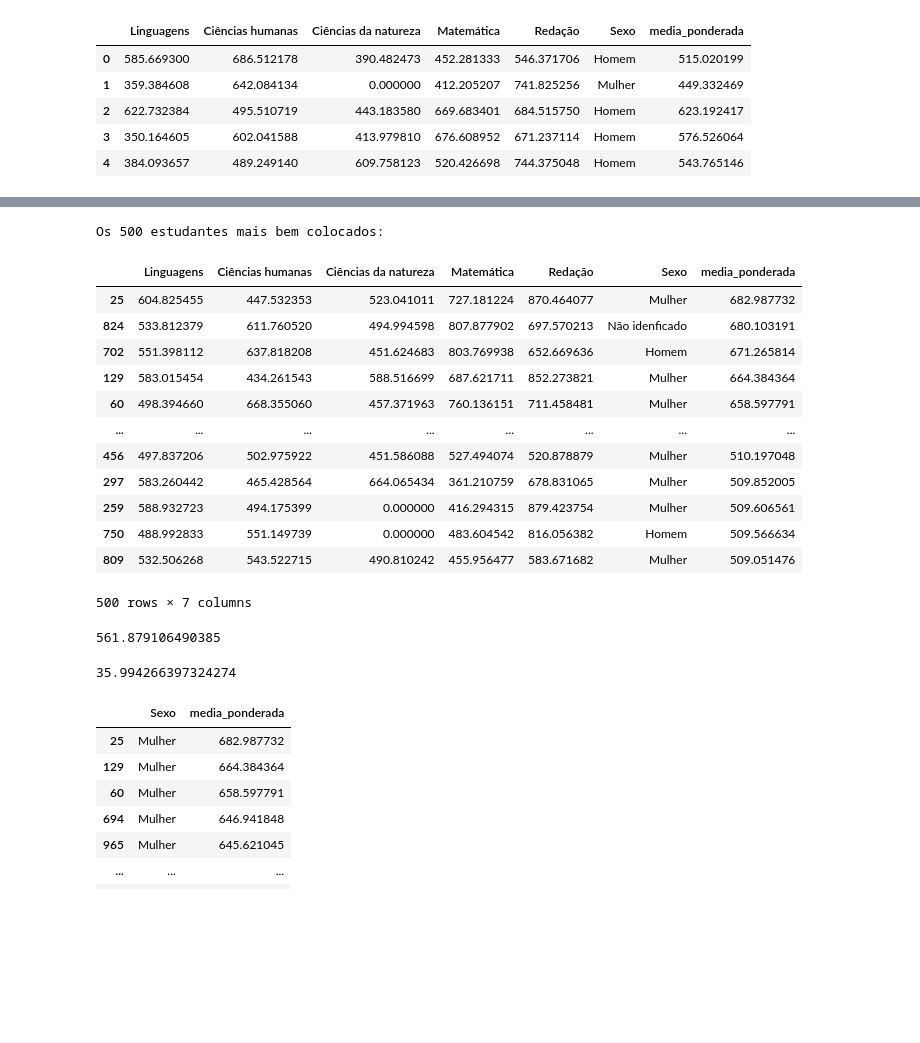
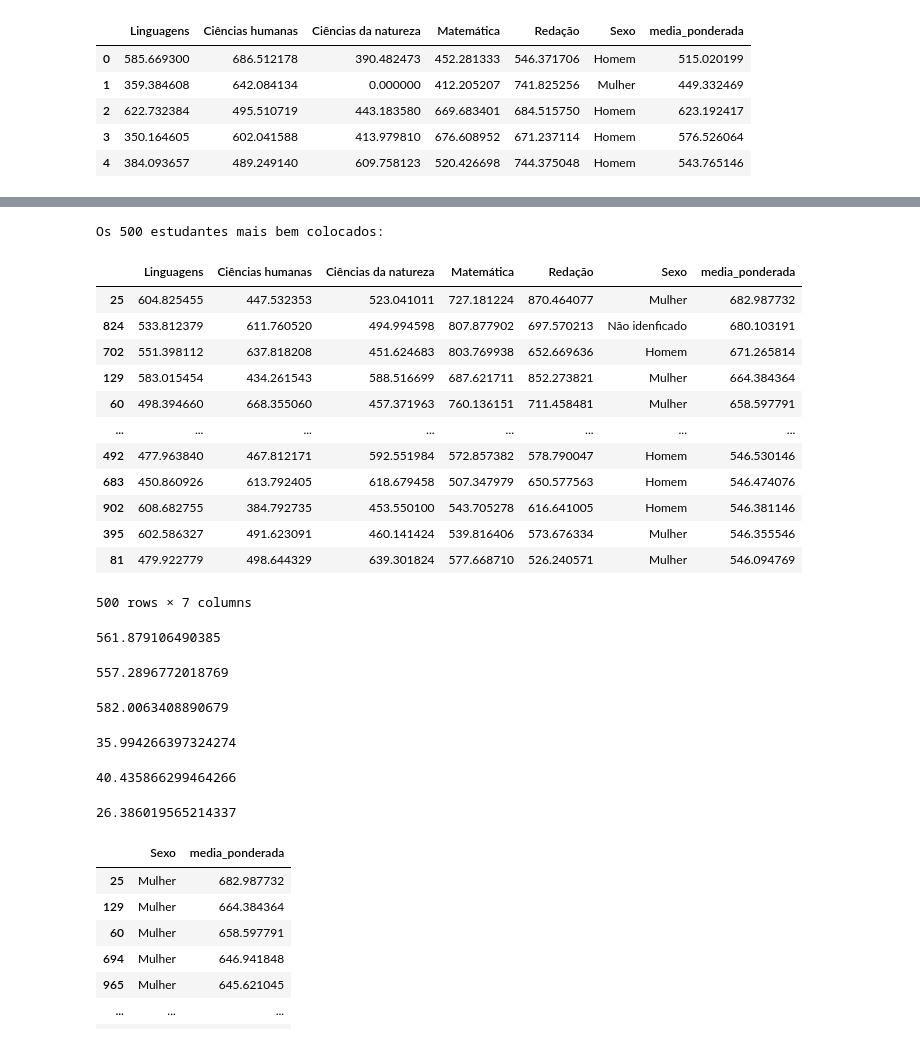
Before and after one commit to mariaelisascovino/Estatistica_python_frequencias_e_medidas, a Jupyter notebook: Frequências_e_Medidas.ipynb, the cells around one changed output, grey strips where cells are left out. Drawn from its saved outputs; the diff is of its cells as text; code cells hidden in the pictures; blank space fills up the shorter version.

Commit message:
Inserindo análises com mediana
Inserindo algumas análises com os nulos substituídos pela mediana.

```diff
--- a/Frequências_e_Medidas.ipynb
+++ b/Frequências_e_Medidas.ipynb
@@ -303,0 +550,5 @@ df1.head()
+# %%
+#Considerando dataframe com nulos = mediana:
+
+df_mediana_media_ponderada= df_mediana.copy()
+df_mediana_media_ponderada
@@ -303,0 +569,22 @@ df1.head()
+# %%
+# Considerando valores nulos = mediana
+# Definindo os pesos
+pesos = {
+    'Redação': 2,
+    'Matemática': 4,
+    'Linguagens': 2,
+    'Ciências humanas': 1,
+    'Ciências da natureza': 1
+}
+
+# Calcular a média ponderada de cada candidato/aluno:
+df_mediana_media_ponderada['media_ponderada'] = (
+    df_mediana_media_ponderada['Redação'] * pesos['Redação'] +
+    df_mediana_media_ponderada['Matemática'] * pesos['Matemática'] +
+    df_mediana_media_ponderada['Linguagens'] * pesos['Linguagens'] +
+    df_mediana_media_ponderada['Ciências humanas'] * pesos['Ciências humanas'] +
+    df_mediana_media_ponderada['Ciências da natureza'] * pesos['Ciências da natureza']
+) / sum(pesos.values())
+
+# Exibir o DataFrame com a nova coluna
+df_sem_nulos_media_ponderada.head()
@@ -304,23 +598,24 @@ df1.head()
 # %%
-# Selecionar os 500 estudantes mais bem colocados
-top_500 = df1.sort_values('media_ponderada', ascending=False).head(500)
+# Selecionar os 500 estudantes mais bem colocados com nulos = mediana
+top_500_mediana = df_mediana_media_ponderada.sort_values('media_ponderada', ascending=False).head(500)
 
 # Exibir os 500 estudantes mais bem colocados
 print("Os 500 estudantes mais bem colocados:")
-top_500
+top_500_mediana = top_500_mediana.head(500)
+top_500_mediana
 # %% [output]
 Os 500 estudantes mais bem colocados:
 |  | Linguagens | Ciências humanas | Ciências da natureza | Matemática | Redação | Sexo | media_ponderada |
 | 25 | 604.825455 | 447.532353 | 523.041011 | 727.181224 | 870.464077 | Mulher | 682.987732 |
 | 824 | 533.812379 | 611.760520 | 494.994598 | 807.877902 | 697.570213 | Não idenficado | 680.103191 |
 | 702 | 551.398112 | 637.818208 | 451.624683 | 803.769938 | 652.669636 | Homem | 671.265814 |
 | 129 | 583.015454 | 434.261543 | 588.516699 | 687.621711 | 852.273821 | Mulher | 664.384364 |
 | 60 | 498.394660 | 668.355060 | 457.371963 | 760.136151 | 711.458481 | Mulher | 658.597791 |
 | ... | ... | ... | ... | ... | ... | ... | ... |
-| 456 | 497.837206 | 502.975922 | 451.586088 | 527.494074 | 520.878879 | Mulher | 510.197048 |
-| 297 | 583.260442 | 465.428564 | 664.065434 | 361.210759 | 678.831065 | Mulher | 509.852005 |
-| 259 | 588.932723 | 494.175399 | 0.000000 | 416.294315 | 879.423754 | Mulher | 509.606561 |
-| 750 | 488.992833 | 551.149739 | 0.000000 | 483.604542 | 816.056382 | Homem | 509.566634 |
-| 809 | 532.506268 | 543.522715 | 490.810242 | 455.956477 | 583.671682 | Mulher | 509.051476 |
+| 492 | 477.963840 | 467.812171 | 592.551984 | 572.857382 | 578.790047 | Homem | 546.530146 |
+| 683 | 450.860926 | 613.792405 | 618.679458 | 507.347979 | 650.577563 | Homem | 546.474076 |
+| 902 | 608.682755 | 384.792735 | 453.550100 | 543.705278 | 616.641005 | Homem | 546.381146 |
+| 395 | 602.586327 | 491.623091 | 460.141424 | 539.816406 | 573.676334 | Mulher | 546.355546 |
+| 81 | 479.922779 | 498.644329 | 639.301824 | 577.668710 | 526.240571 | Mulher | 546.094769 |
 500 rows × 7 columns
 # %%
@@ -330,3 +625,15 @@ media_500
 # %% [output]
 561.879106490385
+# %%
+# Calculando média dos 500 primeiros com nulos excluídos
+media_500_sem_nulos= top_500_sem_nulos['media_ponderada'].mean()
+media_500_sem_nulos
+# %% [output]
+557.2896772018769
+# %%
+# Calculando média dos 500 primeiros com nulos =mediana
+media_500_mediana= top_500_mediana['media_ponderada'].mean()
+media_500_mediana
+# %% [output]
+582.0063408890679
 # %%
@@ -336,3 +643,15 @@ desvio_padrao_500
 # %% [output]
 35.994266397324274
+# %%
+# Calculando desvio padrão dos 500 primeiros com nulos excluídos
+desvio_padrao_500_sem_nulos = top_500_sem_nulos['media_ponderada'].std()
+desvio_padrao_500_sem_nulos
+# %% [output]
+40.435866299464266
+# %%
+# Calculando desvio padrão dos 500 primeiros com nulos= mediana
+desvio_padrao_500_mediana = top_500_mediana['media_ponderada'].std()
+desvio_padrao_500_mediana
+# %% [output]
+26.386019565214337
 # %%
```
Also changed, not shown: parts of 95 cells of this notebook.
